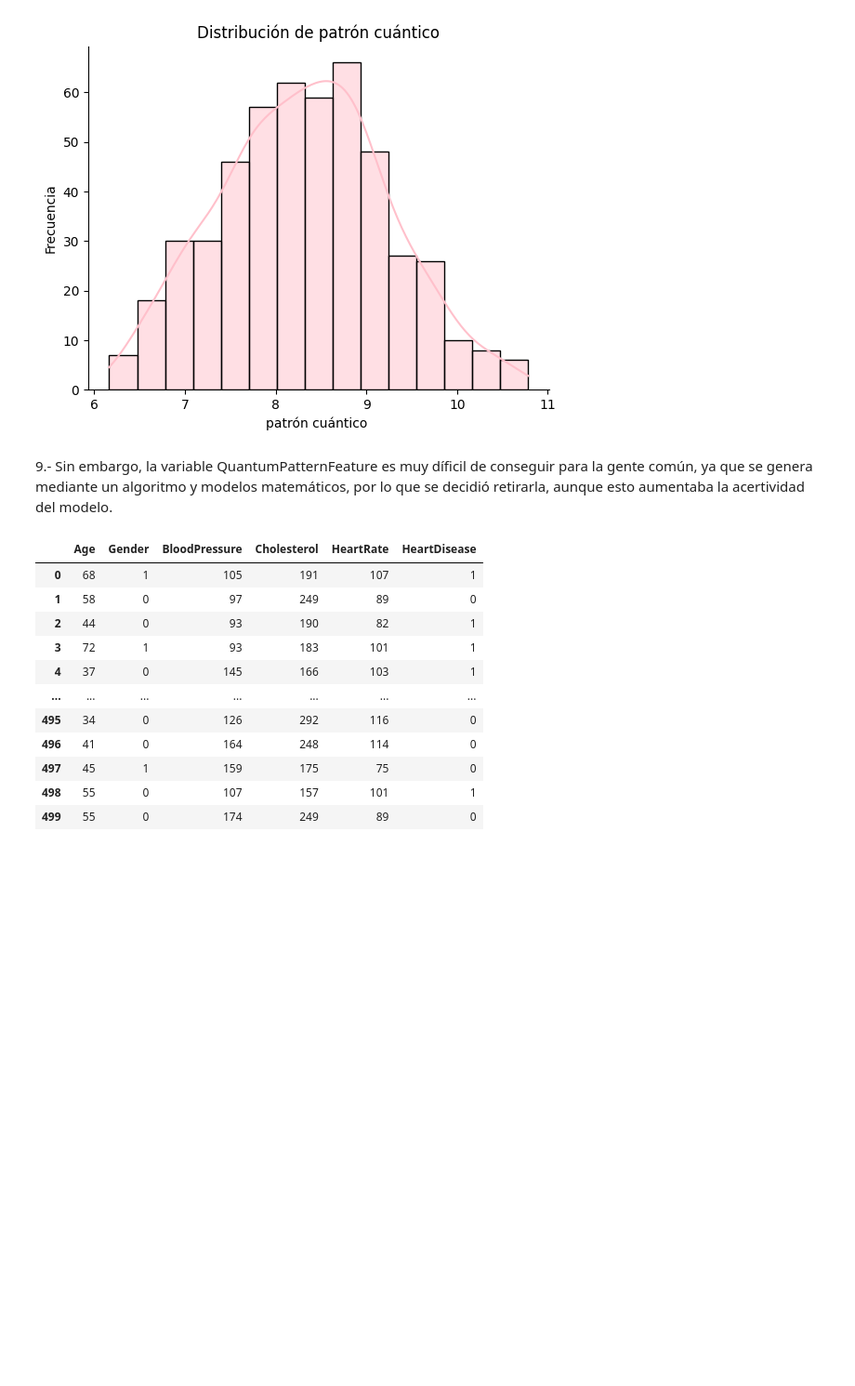
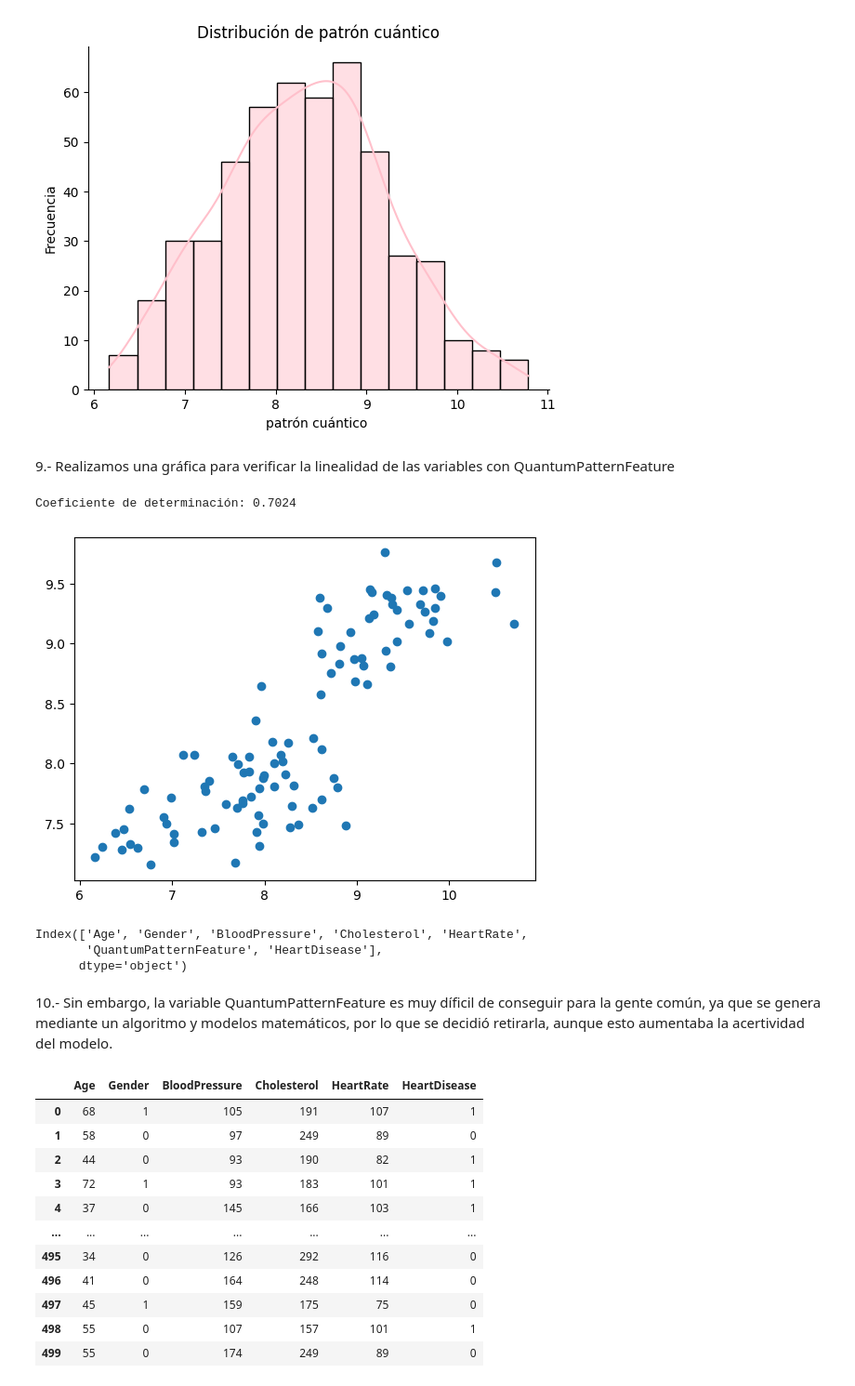
Before and after one commit to Morganblabla/Estadistica, a Jupyter notebook: ProyectoU2Def.ipynb, the cells around one changed output. Shown at 93% size. Saved outputs shown, nothing was run; the diff lists cells and outputs as text; code cells hidden in the pictures; blank space fills up the shorter version.

```diff
--- a/ProyectoU2Def.ipynb
+++ b/ProyectoU2Def.ipynb
@@ -177,8 +181,41 @@ plt.gca().spines["top"].set_visible(False)
 #No tiene valores atipicos
 # %% [output]
 [figure]
+# %% [markdown]
+9.- Realizamos una gráfica para verificar la linealidad de las variables con QuantumPatternFeature
+# %%
+from sklearn.model_selection import train_test_split
+from sklearn.metrics import r2_score
+import statsmodels.api as sm
+import matplotlib.pyplot as plt
+
+x = df[['BloodPressure','Gender', 'Age','HeartRate', 'Cholesterol','HeartDisease']]
+Y = df['QuantumPatternFeature']
+
+X_train, X_test, y_train, y_test = train_test_split(x, Y, test_size = 0.2, random_state = 42)
+
+X_train_constante = sm.add_constant(X_train)
+X_test_constante = sm.add_constant(X_test)
+
+modelo = sm.OLS(y_train, X_train_constante).fit()
+predicciones = modelo.predict(X_test_constante)
+
+Yc = modelo.predict(X_test_constante)
+plt.scatter(y_test, Yc)
+
+r2 = r2_score(y_test, Yc)
+print(f"Coeficiente de determinación:{r2: 0.4f}")
+# %% [output]
+Coeficiente de determinación: 0.7024
+[figure, added]
+# %%
+df.columns
+# %% [output]
+Index(['Age', 'Gender', 'BloodPressure', 'Cholesterol', 'HeartRate',
+       'QuantumPatternFeature', 'HeartDisease'],
+      dtype='object')
 # %% [markdown]
-9.- Sin embargo, la variable QuantumPatternFeature es muy díficil de conseguir para la gente común, ya que se genera mediante un algoritmo y modelos matemáticos, por lo que se decidió retirarla, aunque esto aumentaba la acertividad del modelo.
+10.- Sin embargo, la variable QuantumPatternFeature es muy díficil de conseguir para la gente común, ya que se genera mediante un algoritmo y modelos matemáticos, por lo que se decidió retirarla, aunque esto aumentaba la acertividad del modelo.
 # %%
 df.drop(columns = ["QuantumPatternFeature"], inplace = True)
 df
```
Also changed, not shown: parts of 14 cells of this notebook.
